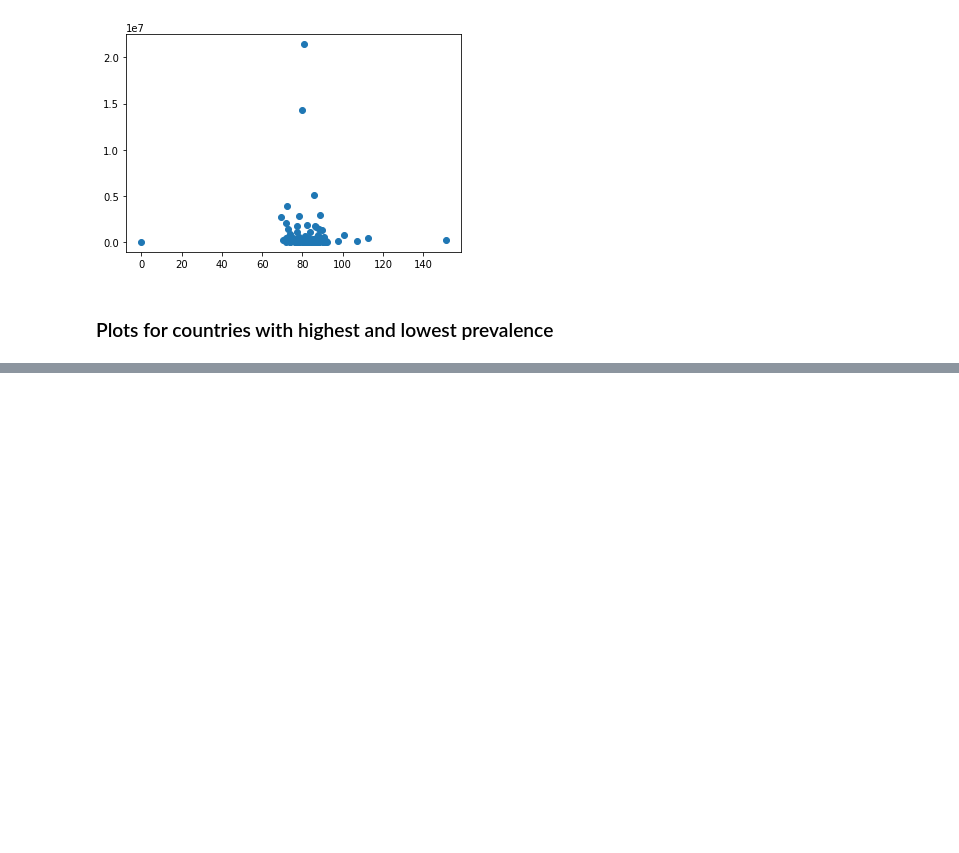
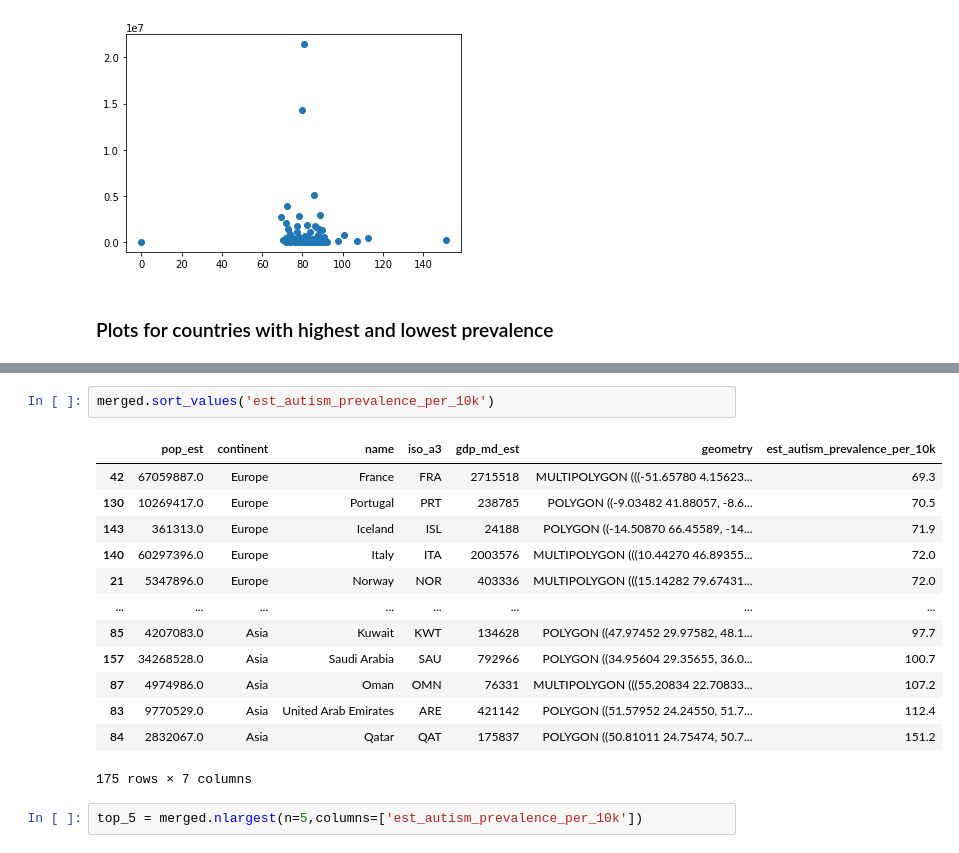
Before and after one commit to ADWilk19/autism_employment, a Jupyter notebook: notebooks/world_autism_prevalence_map_notes.ipynb, the cells around one changed output, grey strips where cells are left out. Cells and saved outputs as stored; diff of their text form; blank space fills up the shorter version.

```diff
--- a/notebooks/world_autism_prevalence_map_notes.ipynb
+++ b/notebooks/world_autism_prevalence_map_notes.ipynb
@@ -129,0 +124,18 @@ merged.head()
+# %%
+merged.sort_values('est_autism_prevalence_per_10k')
+# %% [output]
+|  | pop_est | continent | name | iso_a3 | gdp_md_est | geometry | est_autism_prevalence_per_10k |
+| 42 | 67059887.0 | Europe | France | FRA | 2715518 | MULTIPOLYGON (((-51.65780 4.15623... | 69.3 |
+| 130 | 10269417.0 | Europe | Portugal | PRT | 238785 | POLYGON ((-9.03482 41.88057, -8.6... | 70.5 |
+| 143 | 361313.0 | Europe | Iceland | ISL | 24188 | POLYGON ((-14.50870 66.45589, -14... | 71.9 |
+| 140 | 60297396.0 | Europe | Italy | ITA | 2003576 | MULTIPOLYGON (((10.44270 46.89355... | 72.0 |
+| 21 | 5347896.0 | Europe | Norway | NOR | 403336 | MULTIPOLYGON (((15.14282 79.67431... | 72.0 |
+| ... | ... | ... | ... | ... | ... | ... | ... |
+| 85 | 4207083.0 | Asia | Kuwait | KWT | 134628 | POLYGON ((47.97452 29.97582, 48.1... | 97.7 |
+| 157 | 34268528.0 | Asia | Saudi Arabia | SAU | 792966 | POLYGON ((34.95604 29.35655, 36.0... | 100.7 |
+| 87 | 4974986.0 | Asia | Oman | OMN | 76331 | MULTIPOLYGON (((55.20834 22.70833... | 107.2 |
+| 83 | 9770529.0 | Asia | United Arab Emirates | ARE | 421142 | POLYGON ((51.57952 24.24550, 51.7... | 112.4 |
+| 84 | 2832067.0 | Asia | Qatar | QAT | 175837 | POLYGON ((50.81011 24.75474, 50.7... | 151.2 |
+175 rows × 7 columns
+# %%
+top_5 = merged.nlargest(n=5,columns=['est_autism_prevalence_per_10k'])
```
Also changed, not shown: parts of 7 cells of this notebook, 1 other file.
